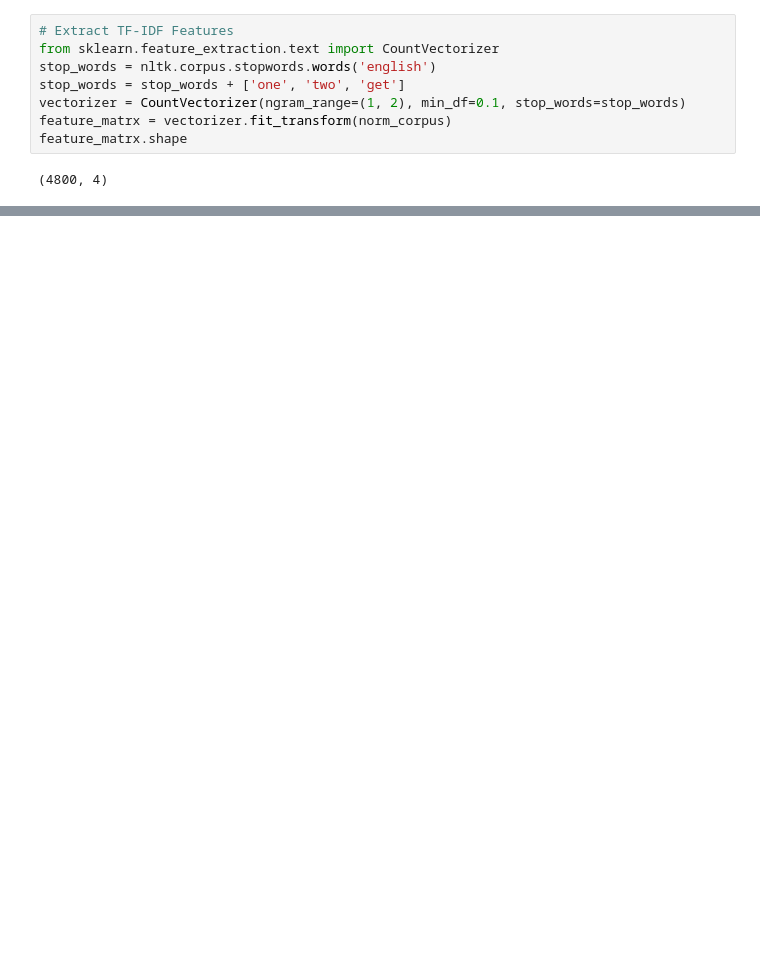
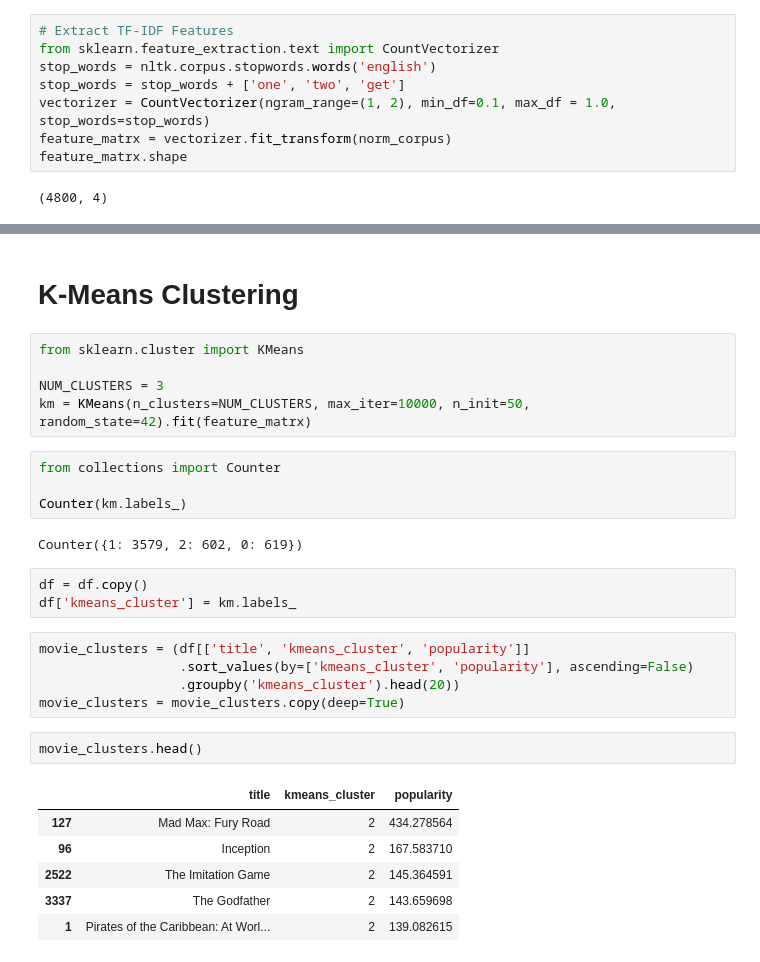
Before and after one commit to irungus/TUDA, a Jupyter notebook: clustering_nlp.ipynb, the cells around one changed output, grey strips where cells are left out. Cells and saved outputs as stored; diff of their text form; blank space fills up the shorter version.

```diff
--- a/clustering_nlp.ipynb
+++ b/clustering_nlp.ipynb
@@ -159,7 +162,7 @@ len(norm_corpus)
 from sklearn.feature_extraction.text import CountVectorizer
 stop_words = nltk.corpus.stopwords.words('english')
 stop_words = stop_words + ['one', 'two', 'get']
-vectorizer = CountVectorizer(ngram_range=(1, 2), min_df=0.1, stop_words=stop_words)
+vectorizer = CountVectorizer(ngram_range=(1, 2), min_df=0.1, max_df = 1.0, stop_words=stop_words)
 feature_matrx = vectorizer.fit_transform(norm_corpus)
 feature_matrx.shape
 # %% [output]
@@ -168,0 +178,30 @@ feature_matrx.shape
+# %% [markdown]
+# K-Means Clustering
+# %%
+from sklearn.cluster import KMeans
+
+NUM_CLUSTERS = 3
+km = KMeans(n_clusters=NUM_CLUSTERS, max_iter=10000, n_init=50, random_state=42).fit(feature_matrx)
+# %%
+from collections import Counter
+
+Counter(km.labels_)
+# %% [output]
+Counter({1: 3579, 2: 602, 0: 619})
+# %%
+df = df.copy()
+df['kmeans_cluster'] = km.labels_
+# %%
+movie_clusters = (df[['title', 'kmeans_cluster', 'popularity']]
+                  .sort_values(by=['kmeans_cluster', 'popularity'], ascending=False)
+                  .groupby('kmeans_cluster').head(20))
+movie_clusters = movie_clusters.copy(deep=True)
+# %%
+movie_clusters.head()
+# %% [output]
+|  | title | kmeans_cluster | popularity |
+| 127 | Mad Max: Fury Road | 2 | 434.278564 |
+| 96 | Inception | 2 | 167.583710 |
+| 2522 | The Imitation Game | 2 | 145.364591 |
+| 3337 | The Godfather | 2 | 143.659698 |
+| 1 | Pirates of the Caribbean: At Worl... | 2 | 139.082615 |
```
Also changed, not shown: parts of 11 cells of this notebook.
